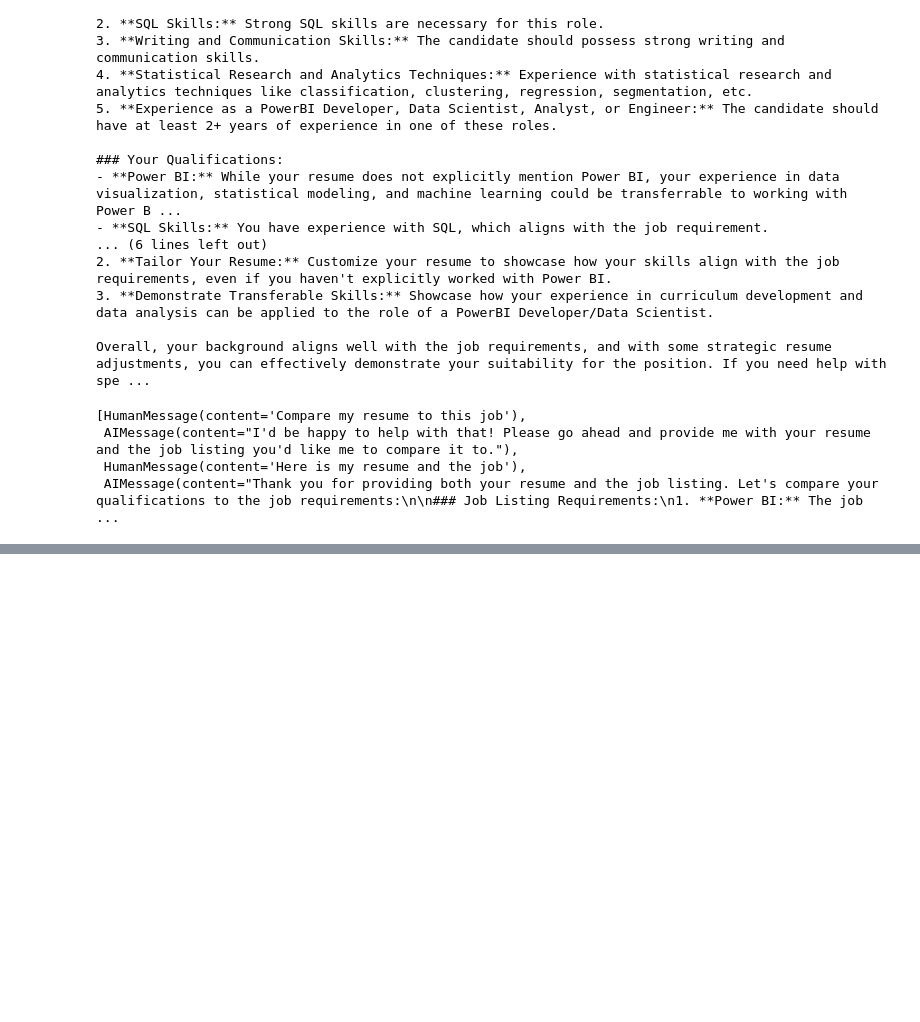
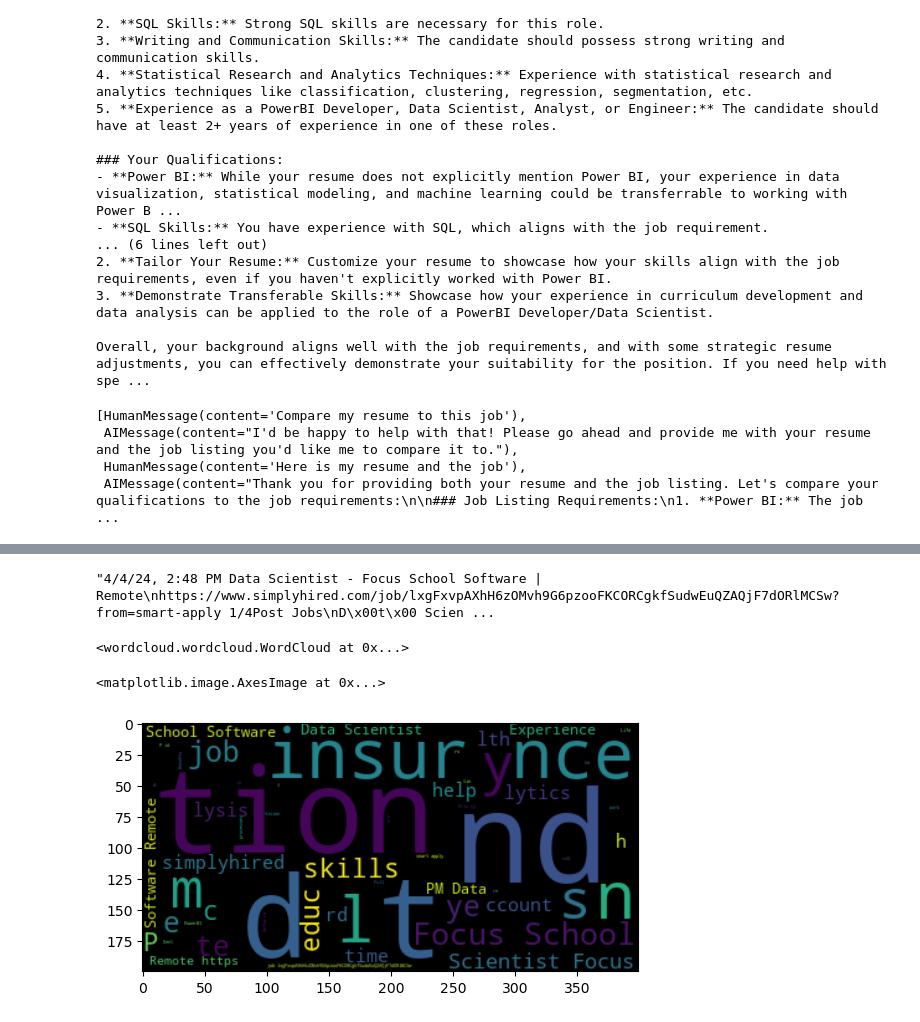
Before and after one commit to jirvingphd/job-hunting-with-ai, a Jupyter notebook: app-testing.ipynb, the cells around one changed output, grey strips where cells are left out. Drawn from its saved outputs; the diff is of its cells as text; code cells hidden in the pictures; blank space fills up the shorter version.

```diff
--- a/app-testing.ipynb
+++ b/app-testing.ipynb
@@ -676,0 +999,15 @@ st_session_state_HISTORY
+# %%
+job
+# %% [output]
+"4/4/24, 2:48 PM Data Scientist - Focus School Software | Remote\nhttps://www.simplyhired.com/job/lxgFxvpAXhH6zOMvh9G6pzooFKCORCgkfSudwEuQZAQjF7dORlMCSw?from=smart-apply 1/4Post Jobs\nD\x00t\x00 Scien ...
+# %%
+wc = WordCloud(stopwords = set(STOPWORDS))
+cloud = wc.generate_from_text(job)
+cloud
+# %% [output]
+<wordcloud.wordcloud.WordCloud at 0x...>
+# %%
+plt.imshow(cloud, interpolation='bilinear')
+# %% [output]
+<matplotlib.image.AxesImage at 0x...>
+[figure, added]
```
Also changed, not shown: parts of 43 cells of this notebook, 6 other files.
